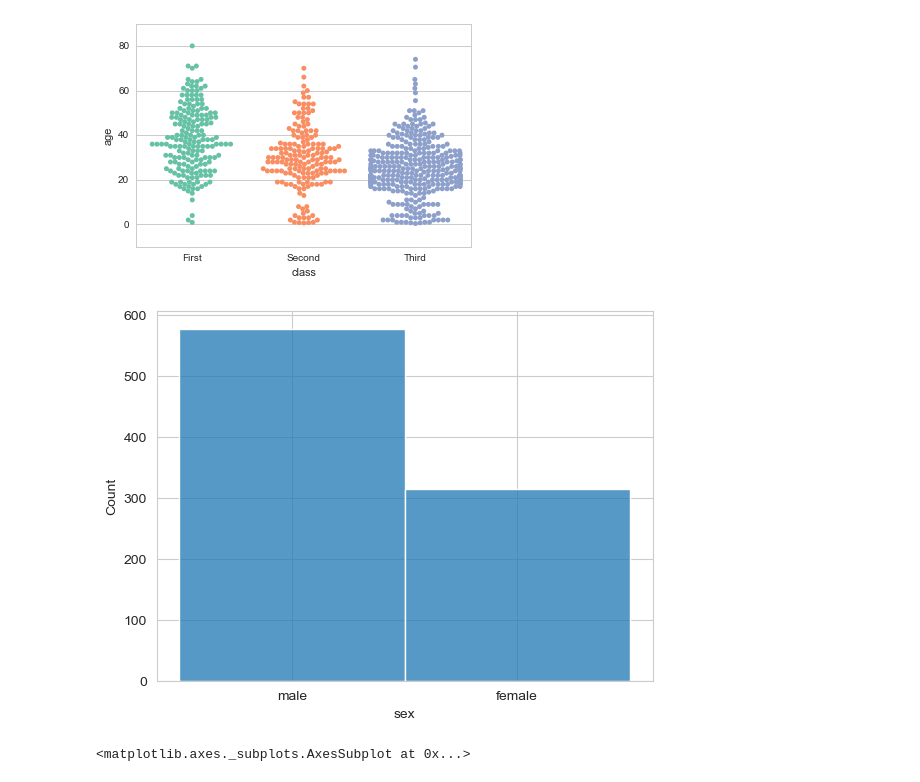
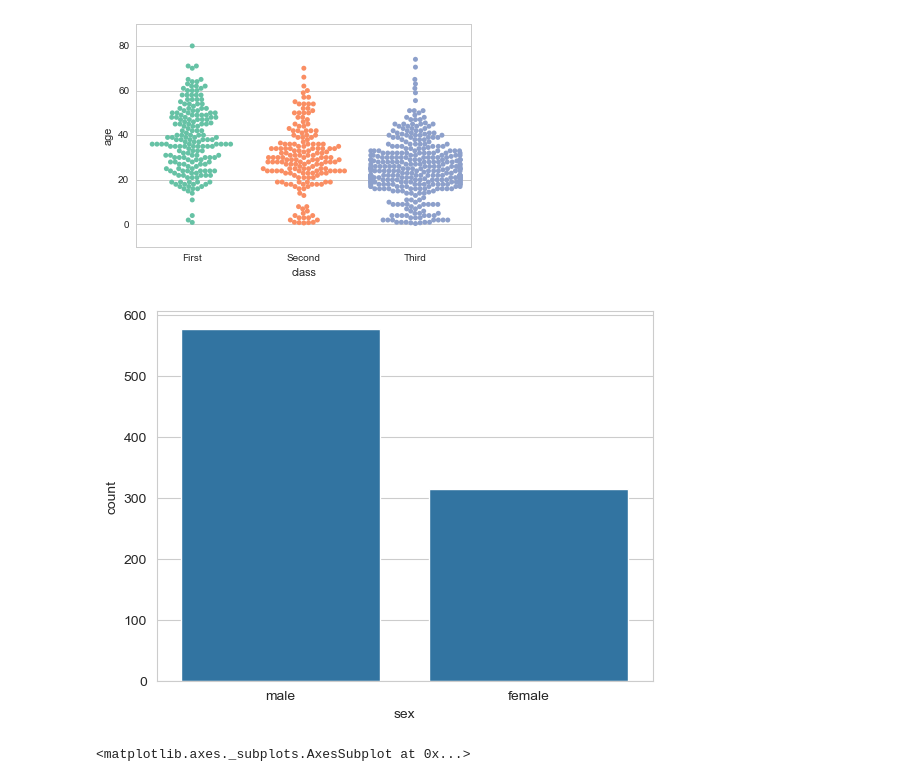
Before and after one commit to DavidASchonfeld/data-course, a Jupyter notebook: Notes I Took While Taking Course/5-Seaborn/07-Seaborn Exercises.ipynb, the cells around one changed output. Cells and saved outputs as stored; diff of their text form; code cells hidden in the pictures.

```diff
--- a/Notes I Took While Taking Course/5-Seaborn/07-Seaborn Exercises.ipynb
+++ b/Notes I Took While Taking Course/5-Seaborn/07-Seaborn Exercises.ipynb
@@ -92,13 +93,14 @@ sns.swarmplot(x = 'class', hue = 'class', y = 'age', data = titanic, palette = '
 # %%
 # CODE HERE
 # REPLICATE EXERCISE PLOT IMAGE BELOW
 # BE CAREFUL NOT TO OVERWRITE CELL BELOW
 # THAT WOULD REMOVE THE EXERCISE PLOT IMAGE!
 
-sns.histplot(titanic['sex'])
+# sns.histplot(titanic['sex'])  # I used .histplot, and it produced the same graph, just with both bars being the same color
+sns.countplot(x = 'sex', data = titanic, hue = 'sex')  # Hue is optional here: It makes male/female bars different colors. Otherwise, it is the same color
 plt.show()
 # %% [output]
-[figure, old version]
+[figure, new version]
 # %%
 # %% [output]
 <matplotlib.axes._subplots.AxesSubplot at 0x...>
```
Also changed, not shown: parts of 6 cells of this notebook, 3 other files.
